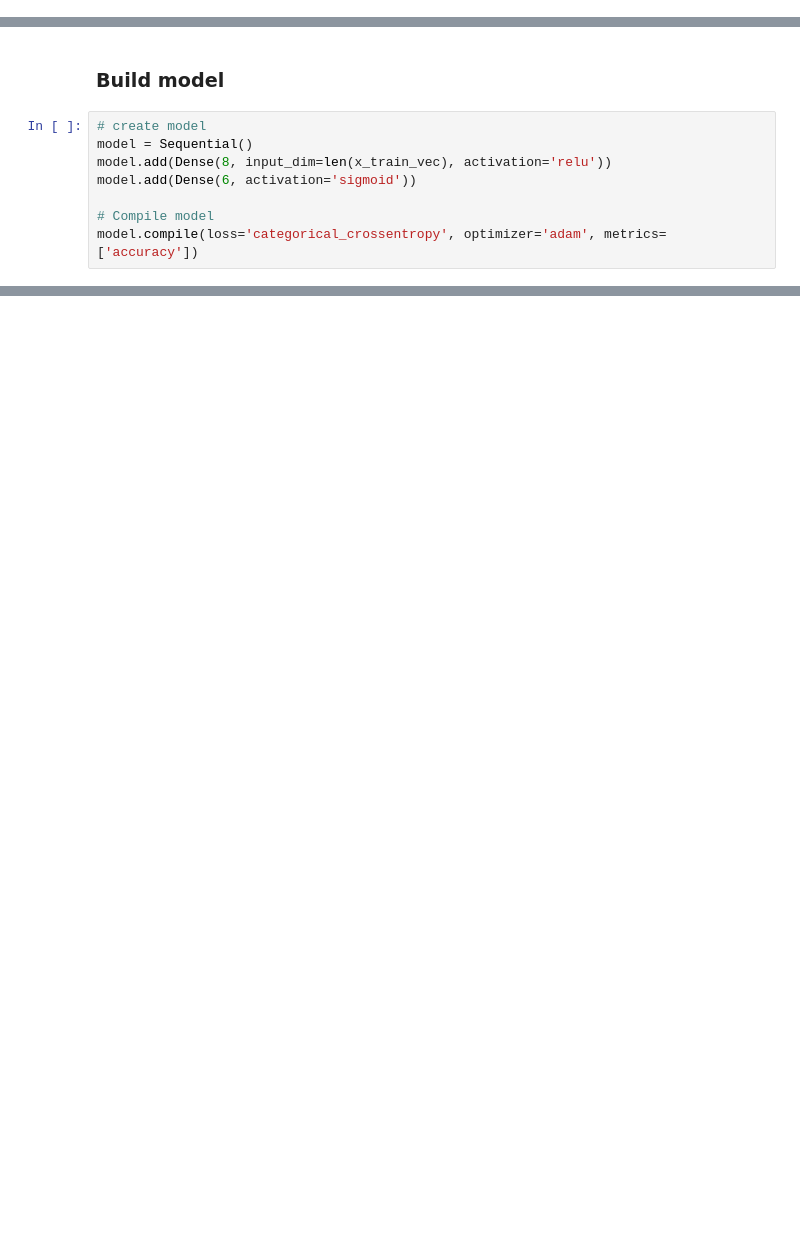
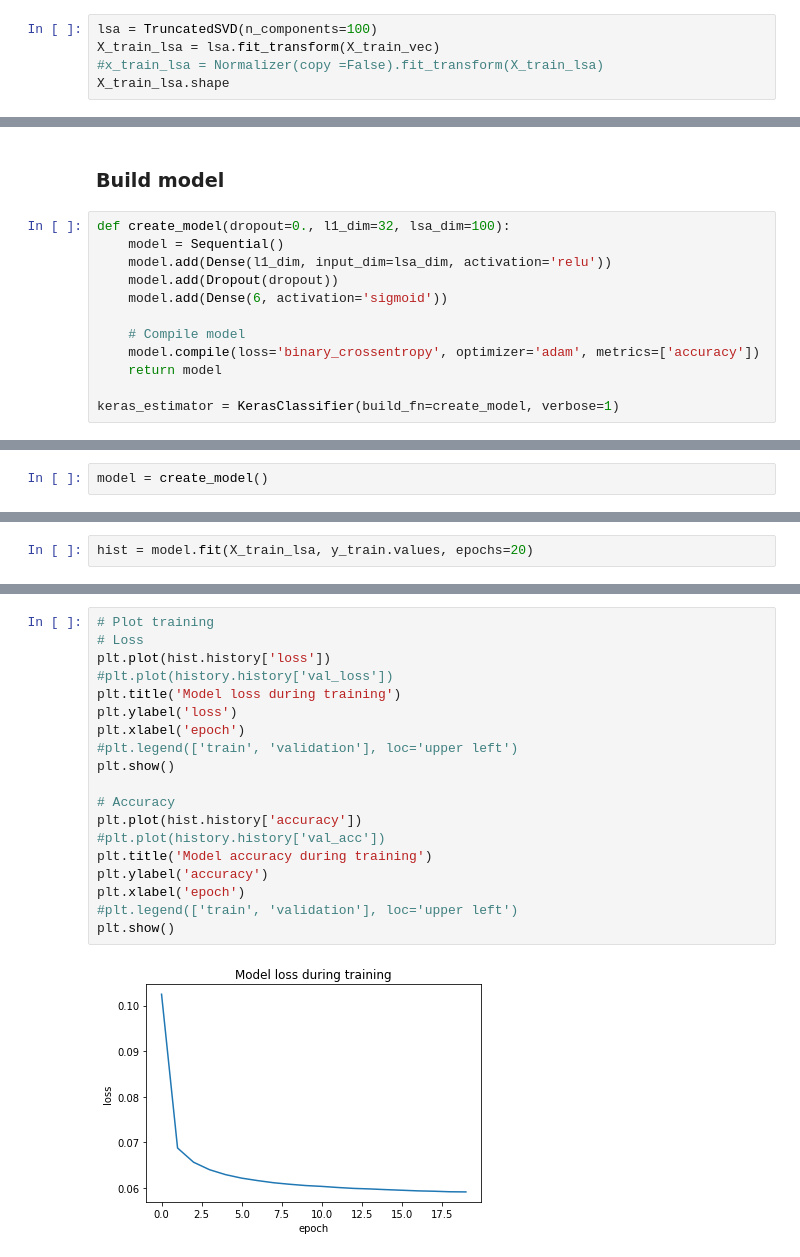
Before and after one commit to augzal/Toxic_Comment_Classifier, a Jupyter notebook: exploratory_analysis.ipynb, the cells around one changed output, grey strips where cells are left out. Cells and saved outputs as stored; diff of their text form; blank space fills up the shorter version.

```diff
--- a/exploratory_analysis.ipynb
+++ b/exploratory_analysis.ipynb
@@ -148,0 +160,5 @@ x_train_vec = tfidf.fit_transform(x_train)
+# %%
+lsa = TruncatedSVD(n_components=100)
+X_train_lsa = lsa.fit_transform(X_train_vec)
+#x_train_lsa = Normalizer(copy =False).fit_transform(X_train_lsa)
+X_train_lsa.shape
@@ -149,10 +172,14 @@ x_train_vec = tfidf.fit_transform(x_train)
 # %% [markdown]
 ### Build model
 # %%
-# create model
-model = Sequential()
-model.add(Dense(8, input_dim=len(x_train_vec), activation='relu'))
-model.add(Dense(6, activation='sigmoid'))
+def create_model(dropout=0., l1_dim=32, lsa_dim=100):
+    model = Sequential()
+    model.add(Dense(l1_dim, input_dim=lsa_dim, activation='relu'))
+    model.add(Dropout(dropout))
+    model.add(Dense(6, activation='sigmoid'))
 
-# Compile model
-model.compile(loss='categorical_crossentropy', optimizer='adam', metrics=['accuracy'])
+    # Compile model
+    model.compile(loss='binary_crossentropy', optimizer='adam', metrics=['accuracy'])
+    return model
+
+keras_estimator = KerasClassifier(build_fn=create_model, verbose=1)
@@ -160,0 +186,2 @@ NameError: name 'Sequential' is not defined
+# %%
+model = create_model()
@@ -160,0 +205,2 @@ NameError: name 'Sequential' is not defined
+# %%
+hist = model.fit(X_train_lsa, y_train.values, epochs=20)
@@ -160,0 +225,21 @@ NameError: name 'Sequential' is not defined
+# %%
+# Plot training
+# Loss
+plt.plot(hist.history['loss'])
+#plt.plot(history.history['val_loss'])
+plt.title('Model loss during training')
+plt.ylabel('loss')
+plt.xlabel('epoch')
+#plt.legend(['train', 'validation'], loc='upper left')
+plt.show()
+
+# Accuracy
+plt.plot(hist.history['accuracy'])
+#plt.plot(history.history['val_acc'])
+plt.title('Model accuracy during training')
+plt.ylabel('accuracy')
+plt.xlabel('epoch')
+#plt.legend(['train', 'validation'], loc='upper left')
+plt.show()
+# %% [output]
+[figure, added]
```
Also changed, not shown: parts of 41 cells of this notebook.
